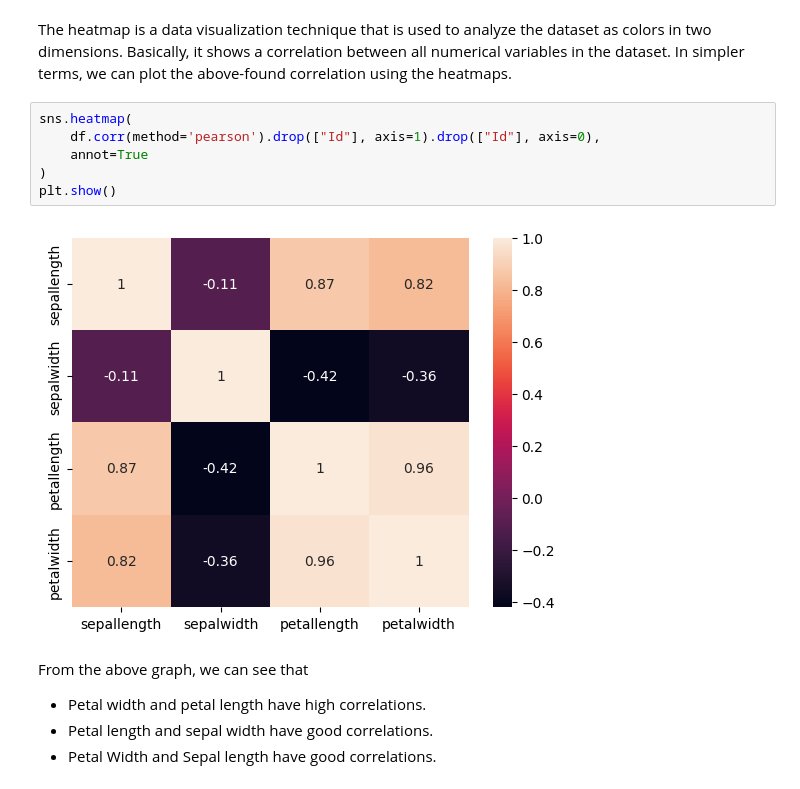
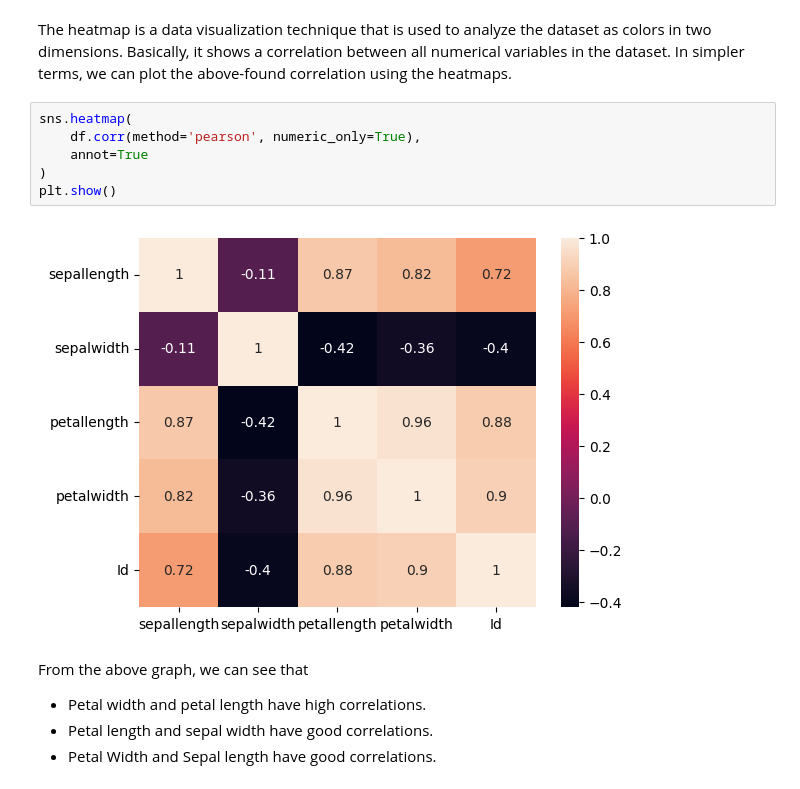
Before and after one commit to mouraffa/KNN-From-Scratch-Iris-Classifier, a Jupyter notebook: Data_Visualization.ipynb, the cells around one changed output. Drawn from its saved outputs; the diff is of its cells as text.

```diff
--- a/Data_Visualization.ipynb
+++ b/Data_Visualization.ipynb
@@ -304,12 +287,12 @@ data.corr(method='pearson')
 The heatmap is a data visualization technique that is used to analyze the dataset as colors in two dimensions. Basically, it shows a correlation between all numerical variables in the dataset. In simpler terms, we can plot the above-found correlation using the heatmaps.
 # %%
 sns.heatmap(
-    df.corr(method='pearson').drop(["Id"], axis=1).drop(["Id"], axis=0),
+    df.corr(method='pearson', numeric_only=True),
     annot=True
 )
 plt.show()
 # %% [output]
-[figure, old version]
+[figure, new version]
 # %% [markdown]
 From the above graph, we can see that
 
```
Also changed, not shown: parts of 2 cells of this notebook.
